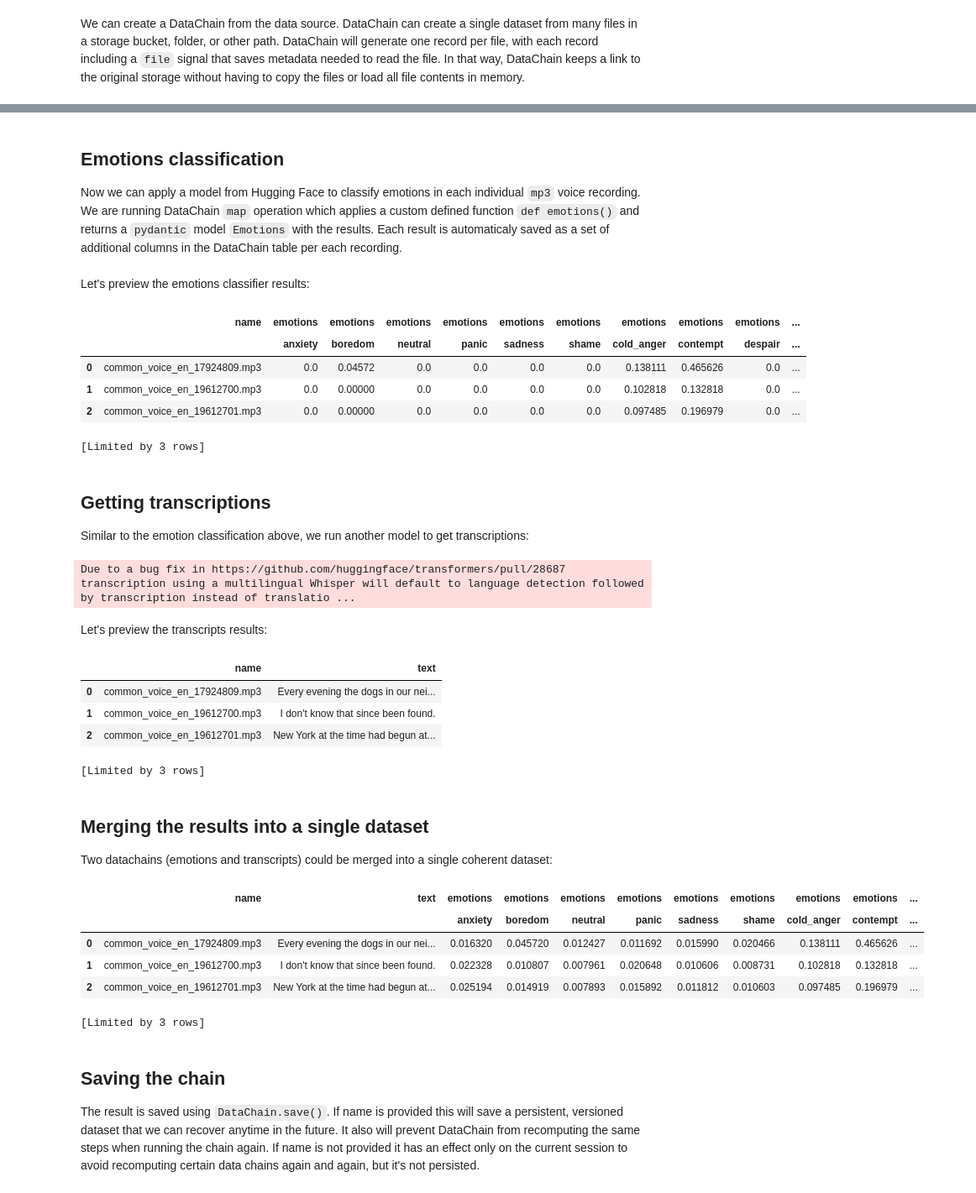
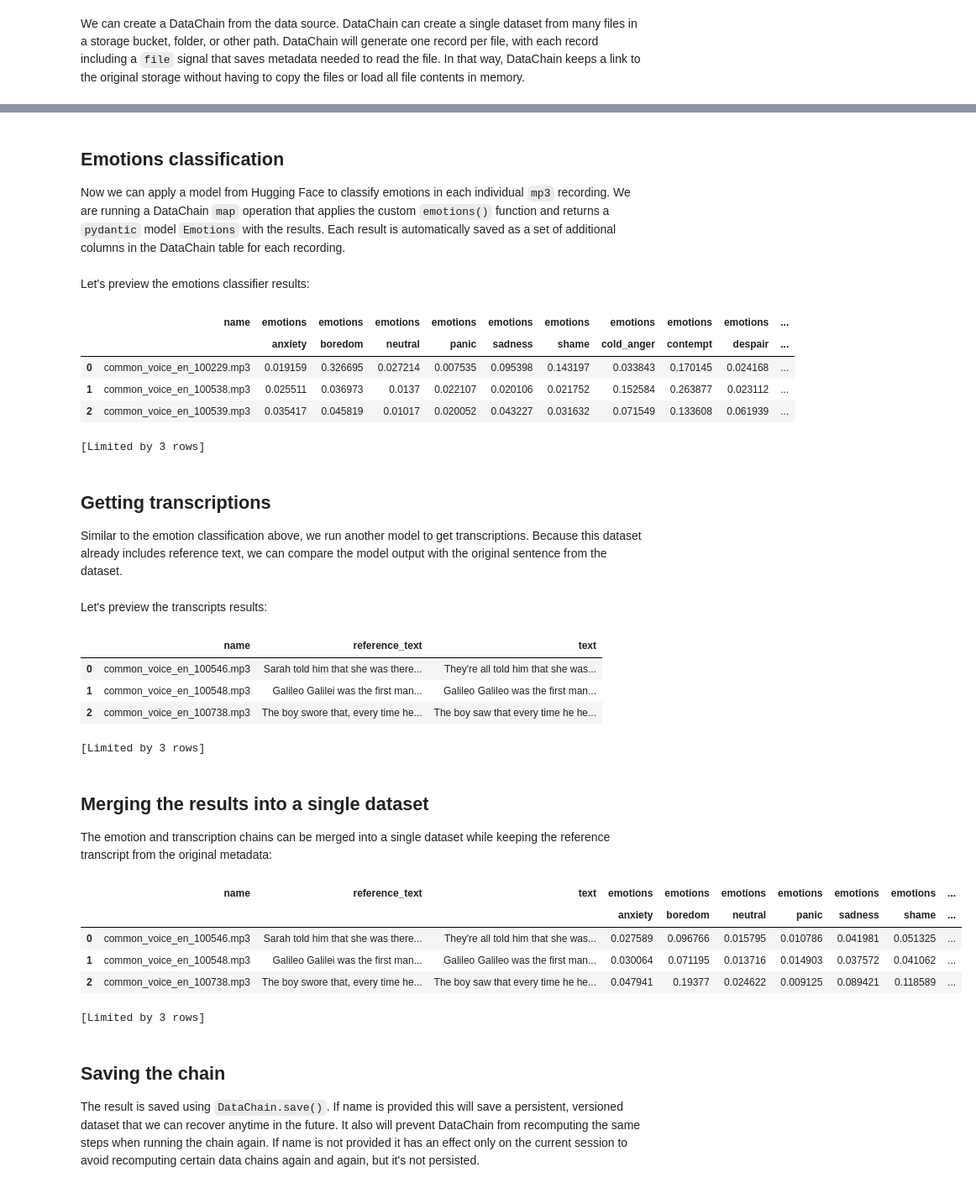
Before and after one commit to datachain-ai/datachain-examples, a Jupyter notebook: audio/hf_common_voice.ipynb, the cells around one changed output, grey strips where cells are left out. Shown at 84% size. Drawn from its saved outputs; the diff is of its cells as text; code cells hidden in the pictures.

Commit message:
update and fix HF audio example

```diff
--- a/audio/hf_common_voice.ipynb
+++ b/audio/hf_common_voice.ipynb
@@ -65,13 +64,24 @@ You can see that as a result we are getting references to thefiles like `README`
 # %%
 from datachain.lib.tar import process_tar
 
+transcript_dc = (
+    dc.read_csv(
+        "hf://datasets/fsicoli/common_voice_22_0/transcript/en/dev.tsv",
+        delimiter="\t",
+        source=False,
+        # The English TSV has messy values in sentence_domain, so pin it to string.
+        column_types={"sentence_domain": "string"},
+    )
+    .persist()
+)
+
 repo_dc = (
-    dc.read_storage("hf://datasets/mozilla-foundation/common_voice_17_0")
+    dc.read_storage("hf://datasets/fsicoli/common_voice_22_0/audio/en/dev")
         .settings(cache=True)
-        .filter(C("file.path").glob("*/en/train/*.tar"))
-  	    .limit(1)
         .gen(file=process_tar)
         .mutate(name=path.name(C("file.path")))
+        .merge(transcript_dc, on="name", right_on="path", inner=True)
+        .mutate(reference_text=C("sentence"))
         .persist()
 )
 # %% [markdown]
@@ -89,7 +99,7 @@ repo_dc.select("name").show(3)
 
 ## Emotions classification
 
-Now we can apply a model from Hugging Face to classify emotions in each individual `mp3` voice recording. We are running DataChain `map` operation which applies a custom defined function `def emotions()` and returns a `pydantic` model `Emotions` with the results. Each result is automaticaly saved as a set of additional columns in the DataChain table per each recording.
+Now we can apply a model from Hugging Face to classify emotions in each individual `mp3` recording. We are running a DataChain `map` operation that applies the custom `emotions()` function and returns a `pydantic` model `Emotions` with the results. Each result is automatically saved as a set of additional columns in the DataChain table for each recording.
 # %%
 class Emotions(DataModel):
   anxiety: float = 0.0
@@ -131,16 +141,16 @@ emotions_dc.select("name", "emotions").show(3)
 # %% [output]
 |  | name | emotions | emotions | emotions | emotions | emotions | emotions | emotions | emotions | emotions | ... |
 |  |  | anxiety | boredom | neutral | panic | sadness | shame | cold_anger | contempt | despair | ... |
-| 0 | common_voice_en_17924809.mp3 | 0.0 | 0.04572 | 0.0 | 0.0 | 0.0 | 0.0 | 0.138111 | 0.465626 | 0.0 | ... |
-| 1 | common_voice_en_19612700.mp3 | 0.0 | 0.00000 | 0.0 | 0.0 | 0.0 | 0.0 | 0.102818 | 0.132818 | 0.0 | ... |
-| 2 | common_voice_en_19612701.mp3 | 0.0 | 0.00000 | 0.0 | 0.0 | 0.0 | 0.0 | 0.097485 | 0.196979 | 0.0 | ... |
+| 0 | common_voice_en_100229.mp3 | 0.019159 | 0.326695 | 0.027214 | 0.007535 | 0.095398 | 0.143197 | 0.033843 | 0.170145 | 0.024168 | ... |
+| 1 | common_voice_en_100538.mp3 | 0.025511 | 0.036973 | 0.0137 | 0.022107 | 0.020106 | 0.021752 | 0.152584 | 0.263877 | 0.023112 | ... |
+| 2 | common_voice_en_100539.mp3 | 0.035417 | 0.045819 | 0.01017 | 0.020052 | 0.043227 | 0.031632 | 0.071549 | 0.133608 | 0.061939 | ... |
 [Limited by 3 rows]
 # %% [markdown]
 <a id='transcripts'></a>
 
 ## Getting transcriptions
 
-Similar to the emotion classification above, we run another model to get transcriptions:
+Similar to the emotion classification above, we run another model to get transcriptions. Because this dataset already includes reference text, we can compare the model output with the original sentence from the dataset.
 # %%
 def text(helper: Pipeline, file: File) -> str:
   result = helper(file.read())
@@ -152,37 +162,41 @@ text_dc = (
       # Put `.settings(parallel=4)` on a bigger machine
       .limit(10)
       # Make it large-v3 for better accuracy if you have a GPU / bigger machine
-      .setup(helper=lambda: pipeline("automatic-speech-recognition", "openai/whisper-tiny", torch_dtype=torch.float32, device=device))
+      .setup(helper=lambda: pipeline(
+          "automatic-speech-recognition",
+          model="openai/whisper-tiny",
+          dtype=torch.float32,
+          device=device,
+          generate_kwargs={"language": "en", "task": "transcribe"},
+      ))
   	  .map(text=text)
       .persist()
 )
-# %% [output]
-Due to a bug fix in https://github.com/huggingface/transformers/pull/28687 transcription using a multilingual Whisper will default to language detection followed by transcription instead of translatio ...
 # %% [markdown]
 Let's preview the transcripts results:
 # %%
-text_dc.select("name", "text").show(3)
+text_dc.select("name", "reference_text", "text").show(3)
 # %% [output]
-|  | name | text |
-| 0 | common_voice_en_17924809.mp3 | Every evening the dogs in our nei... |
-| 1 | common_voice_en_19612700.mp3 | I don't know that since been found. |
-| 2 | common_voice_en_19612701.mp3 | New York at the time had begun at... |
+|  | name | reference_text | text |
+| 0 | common_voice_en_100546.mp3 | Sarah told him that she was there... | They're all told him that she was... |
+| 1 | common_voice_en_100548.mp3 | Galileo Galilei was the first man... | Galileo Galileo was the first man... |
+| 2 | common_voice_en_100738.mp3 | The boy swore that, every time he... | The boy saw that every time he he... |
 [Limited by 3 rows]
 # %% [markdown]
 <a id='joining'></a>
 
 ## Merging the results into a single dataset
 
-Two datachains (emotions and transcripts) could be merged into a single coherent dataset:
+The emotion and transcription chains can be merged into a single dataset while keeping the reference transcript from the original metadata:
 # %%
 merged_dc = text_dc.merge(emotions_dc, on=C("file.path"), inner=True)
-merged_dc.select("name", "text", "emotions").show(3)
+merged_dc.select("name", "reference_text", "text", "emotions").show(3)
 # %% [output]
-|  | name | text | emotions | emotions | emotions | emotions | emotions | emotions | emotions | emotions | ... |
-|  |  |  | anxiety | boredom | neutral | panic | sadness | shame | cold_anger | contempt | ... |
-| 0 | common_voice_en_17924809.mp3 | Every evening the dogs in our nei... | 0.016320 | 0.045720 | 0.012427 | 0.011692 | 0.015990 | 0.020466 | 0.138111 | 0.465626 | ... |
-| 1 | common_voice_en_19612700.mp3 | I don't know that since been found. | 0.022328 | 0.010807 | 0.007961 | 0.020648 | 0.010606 | 0.008731 | 0.102818 | 0.132818 | ... |
-| 2 | common_voice_en_19612701.mp3 | New York at the time had begun at... | 0.025194 | 0.014919 | 0.007893 | 0.015892 | 0.011812 | 0.010603 | 0.097485 | 0.196979 | ... |
+|  | name | reference_text | text | emotions | emotions | emotions | emotions | emotions | emotions | ... |
+|  |  |  |  | anxiety | boredom | neutral | panic | sadness | shame | ... |
+| 0 | common_voice_en_100546.mp3 | Sarah told him that she was there... | They're all told him that she was... | 0.027589 | 0.096766 | 0.015795 | 0.010786 | 0.041981 | 0.051325 | ... |
+| 1 | common_voice_en_100548.mp3 | Galileo Galilei was the first man... | Galileo Galileo was the first man... | 0.030064 | 0.071195 | 0.013716 | 0.014903 | 0.037572 | 0.041062 | ... |
+| 2 | common_voice_en_100738.mp3 | The boy swore that, every time he... | The boy saw that every time he he... | 0.047941 | 0.19377 | 0.024622 | 0.009125 | 0.089421 | 0.118589 | ... |
 [Limited by 3 rows]
 # %% [markdown]
 <a id='saving'></a>
```
Also changed, not shown: parts of 16 cells of this notebook.
